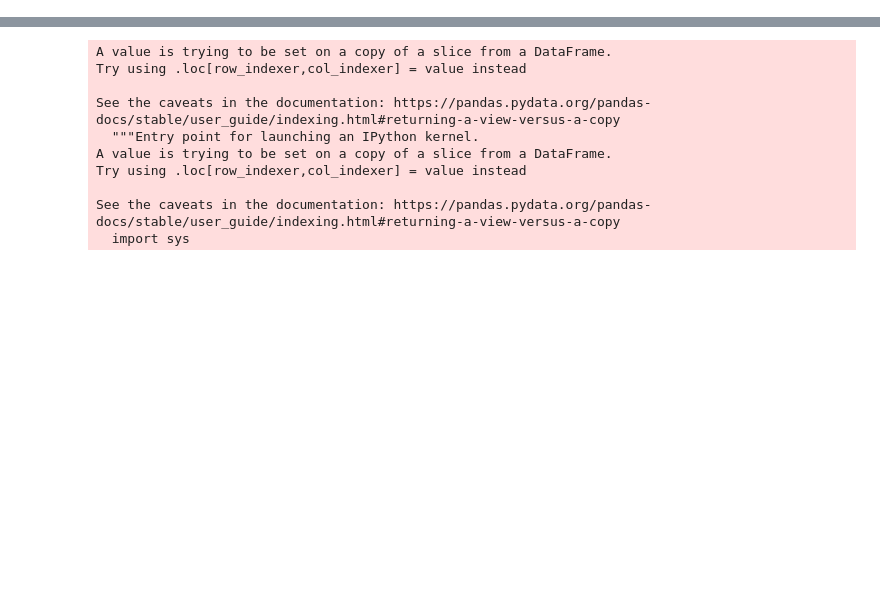
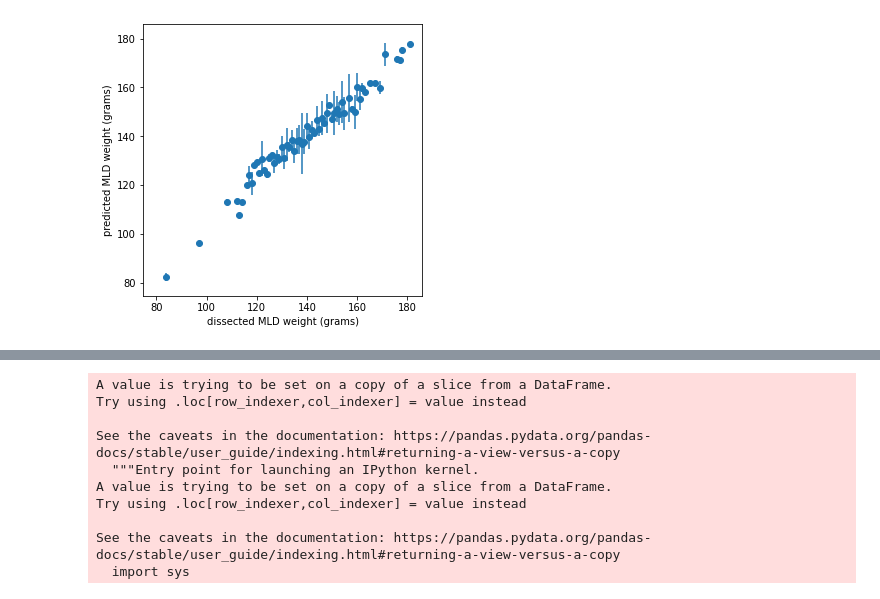
Before and after one commit to gykovacs/rabbit_ct_weights, a Jupyter notebook: 002_analysis.ipynb, the cells around one changed output, grey strips where cells are left out. Saved outputs shown, nothing was run; the diff lists cells and outputs as text; code cells hidden in the pictures; blank space fills up the shorter version.

```diff
--- a/002_analysis.ipynb
+++ b/002_analysis.ipynb
@@ -82,0 +190,5 @@ multi-atlas &            0.8113 &  0.8127 &  0.8012 &  0.8104 &  0.7317 &
+# %%
+a= mld_fs[mld_fs['type'] == 'all']
+b= a[a['model'] == 'LassoRegression_Objective']
+y_test= b['y_test_1']
+y_pred= b['y_pred_1']
@@ -82,0 +197,14 @@ multi-atlas &            0.8113 &  0.8127 &  0.8012 &  0.8104 &  0.7317 &
+# %%
+fig= plt.figure(figsize=(5, 5))
+ax= fig.add_subplot(111)
+tmp= pd.DataFrame({'y_test': np.hstack(y_test), 'y_pred': np.hstack(y_pred)}).groupby('y_test').agg({'y_pred': ['mean', 'std']})['y_pred'].reset_index(drop=False)
+
+ax.scatter(tmp['y_test'], tmp['mean'])
+ax.errorbar(tmp['y_test'], tmp['mean'], yerr=tmp['std'], ls='none')
+ax.set_xlabel('dissected MLD weight (grams)')
+ax.set_ylabel('predicted MLD weight (grams)')
+ax.set_xlim(np.min([np.min(y_pred), np.min(y_test)])-5, np.max([np.max(y_pred), np.max(y_test)])+5)
+ax.set_ylim(np.min([np.min(y_pred), np.min(y_test)])-5, np.max([np.max(y_pred), np.max(y_test)])+5)
+fig.savefig('mld_plot.pdf')
+# %% [output]
+[figure, added]
```
Also changed, not shown: parts of 23 cells of this notebook, 12 other files.
